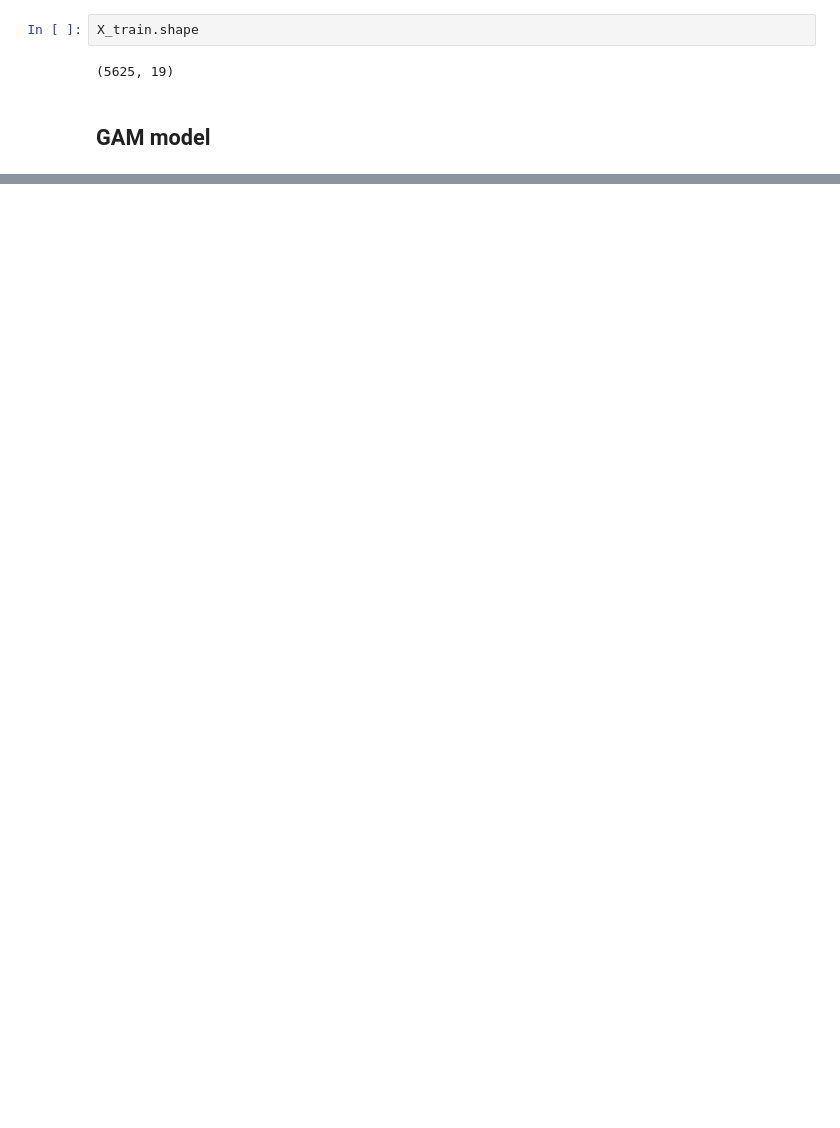
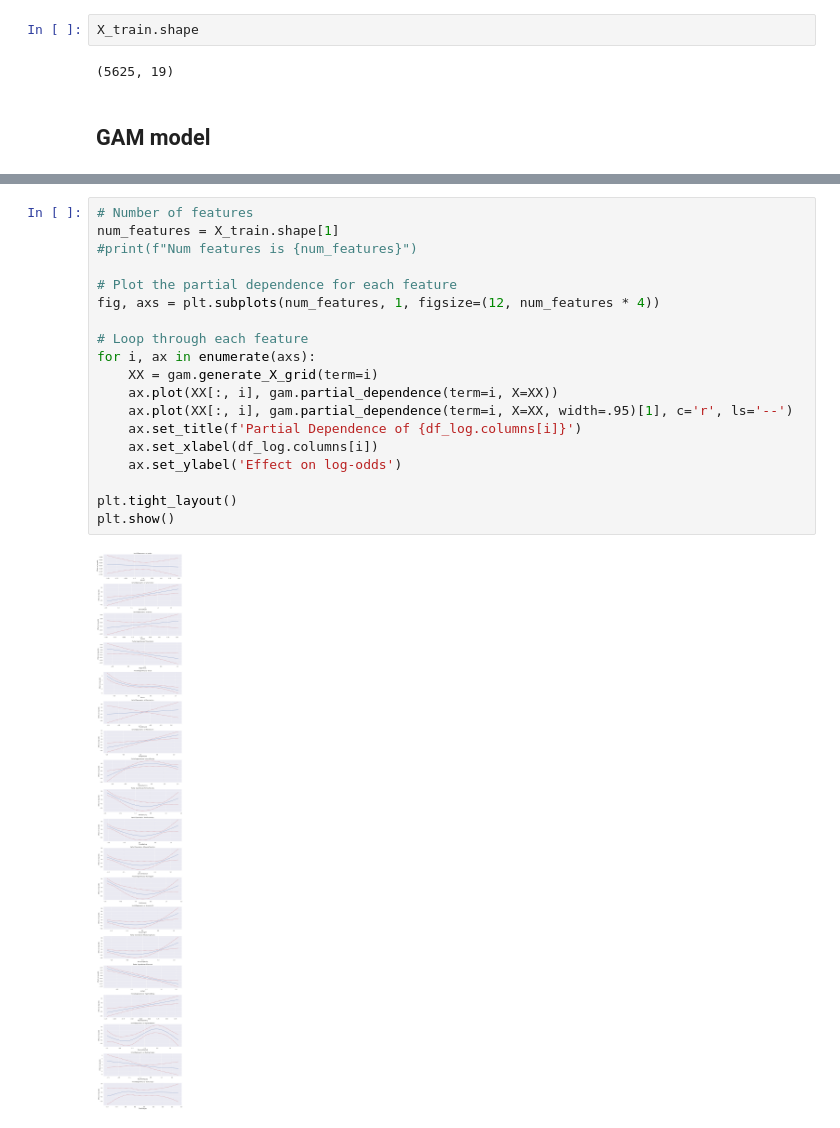
Before and after one commit to mille055/AIPI590-XAI, a Jupyter notebook: Assignments/03_Interpretable_AI.ipynb, the cells around one changed output, grey strips where cells are left out. Cells and saved outputs as stored; diff of their text form; blank space fills up the shorter version.

```diff
--- a/Assignments/03_Interpretable_AI.ipynb
+++ b/Assignments/03_Interpretable_AI.ipynb
@@ -604,3 +607,24 @@ Collaborate on a solution, and stay up to date at:
 github.com/dswah/pyGAM/issues/163
 
   gam.summary()
+# %%
+# Number of features
+num_features = X_train.shape[1]
+#print(f"Num features is {num_features}")
+
+# Plot the partial dependence for each feature
+fig, axs = plt.subplots(num_features, 1, figsize=(12, num_features * 4))
+
+# Loop through each feature
+for i, ax in enumerate(axs):
+    XX = gam.generate_X_grid(term=i)
+    ax.plot(XX[:, i], gam.partial_dependence(term=i, X=XX))
+    ax.plot(XX[:, i], gam.partial_dependence(term=i, X=XX, width=.95)[1], c='r', ls='--')
+    ax.set_title(f'Partial Dependence of {df_log.columns[i]}')
+    ax.set_xlabel(df_log.columns[i])
+    ax.set_ylabel('Effect on log-odds')
+
+plt.tight_layout()
+plt.show()
+# %% [output]
+[figure, added]
```
Also changed, not shown: parts of 9 cells of this notebook.
